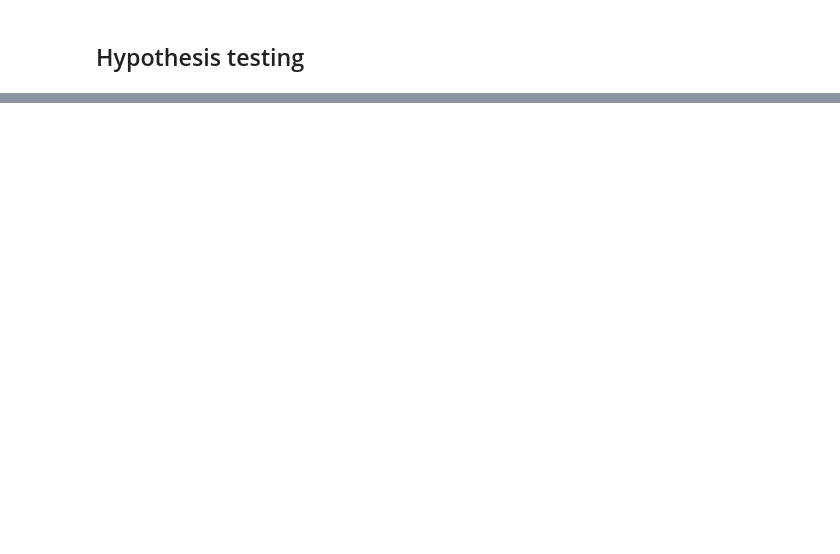
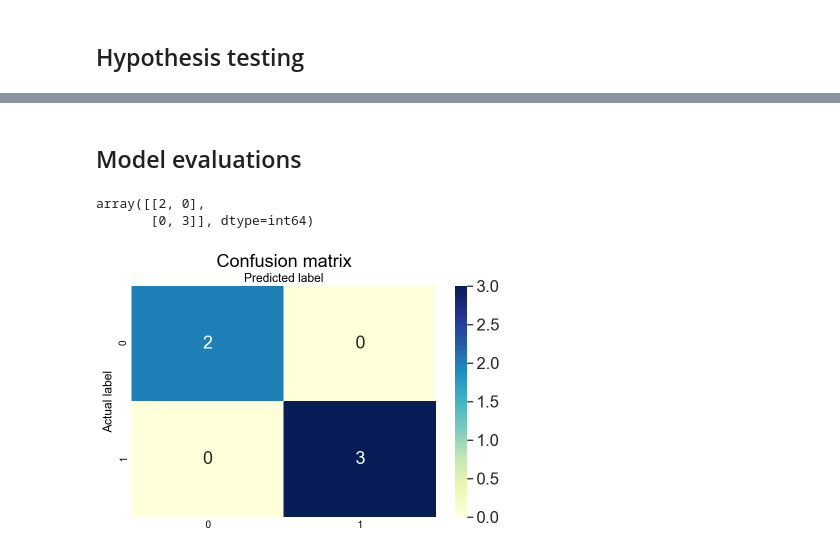
Before and after one commit to al3xandr3/Data-Science-ipynb, a Jupyter notebook: T.ipynb, the cells around one changed output, grey strips where cells are left out. Cells and saved outputs as stored; diff of their text form; code cells hidden in the pictures; blank space fills up the shorter version.

```diff
--- a/T.ipynb
+++ b/T.ipynb
@@ -241,0 +242,11 @@ Wall time: 53.5 s
+# %% [markdown]
+## Model evaluations
+# %%
+actuals = [0, 1, 1, 0, 1]
+predicted = [0, 1, 1, 0, 1]
+# %%
+T().confusion(actuals, predicted)
+# %% [output]
+array([[2, 0],
+       [0, 3]], dtype=int64)
+[figure, added]
```
Also changed, not shown: parts of 17 cells of this notebook, 4 other files.
